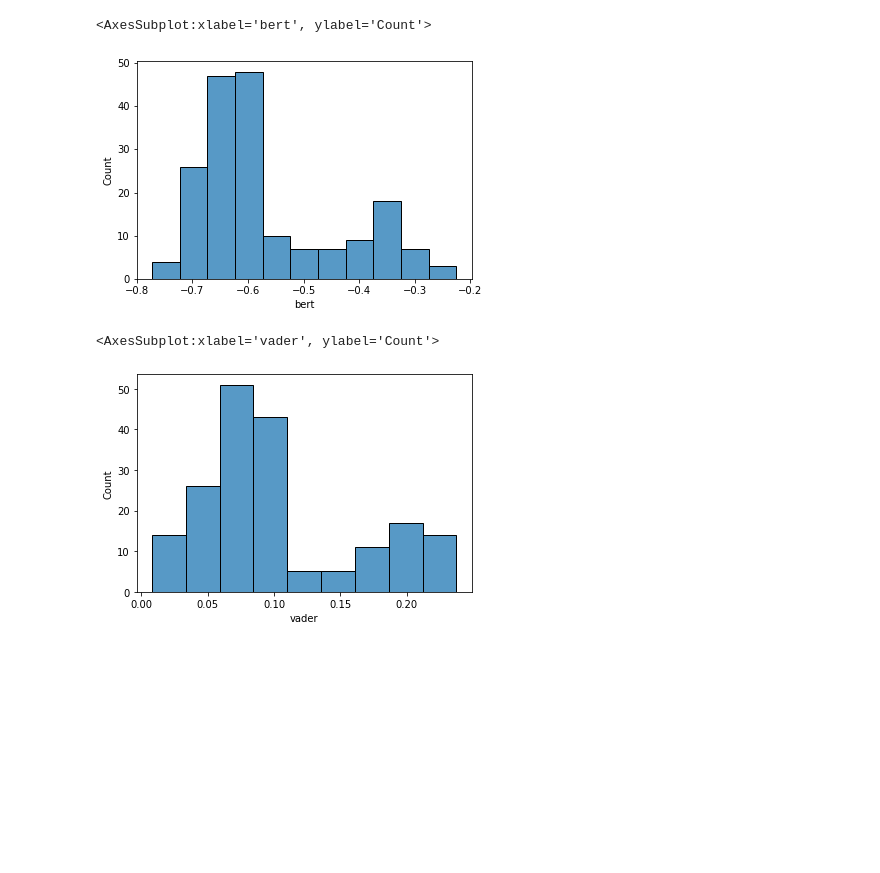
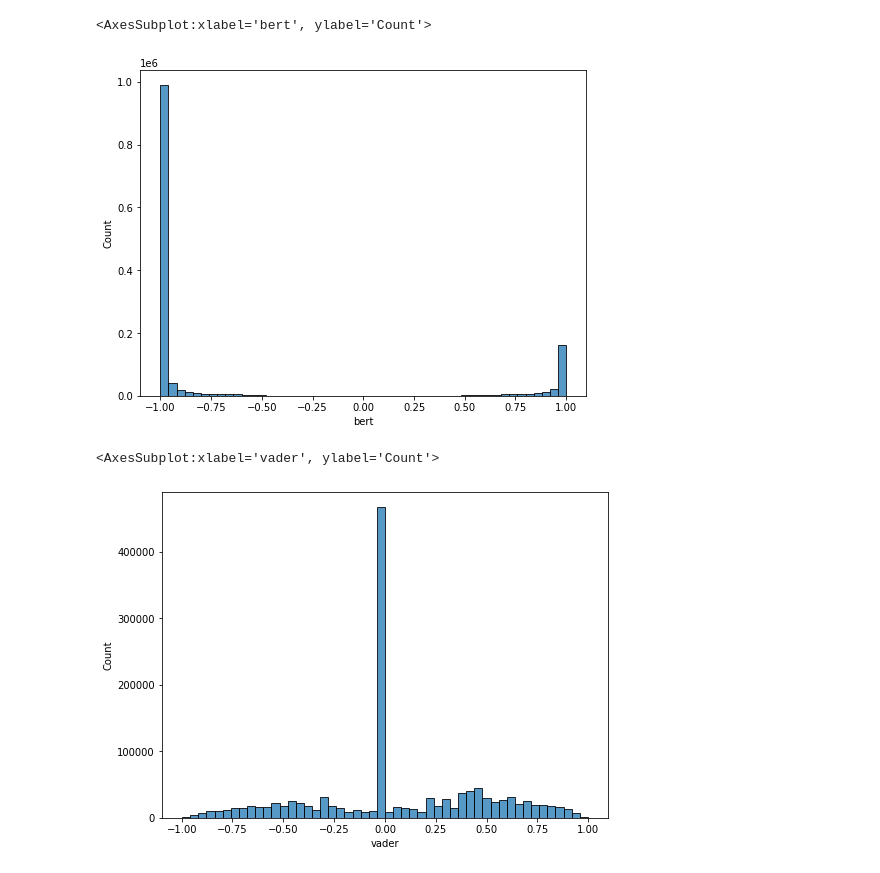
Before and after one commit to jzmujdzin/luna-nlp-paper, a Jupyter notebook: notebooks/plots.ipynb, the cells around one changed output. Cells and saved outputs as stored; diff of their text form; code cells hidden in the pictures; blank space fills up the shorter version.

Commit message:
ngrams research + plots

```diff
--- a/notebooks/plots.ipynb
+++ b/notebooks/plots.ipynb
@@ -7,13 +25,15 @@ df = pd.read_csv(r'E:\luna-nlp-paper\tools\luna_tweets_sentiment_all.csv')
 df['date'] = pd.to_datetime(df['date'])
 # %%
 df_grpd = df.groupby(by=pd.Grouper(key='date', freq='4H')).mean()
+# %%
+plt.rcParams["figure.figsize"] = (8,6)
 # %%
-sns.histplot(df_grpd.bert)
+sns.histplot(df.bert, bins=50)
 # %% [output]
 <AxesSubplot:xlabel='bert', ylabel='Count'>
-[figure, old version]
+[figure, new version]
 # %%
-sns.histplot(df_grpd.vader)
+sns.histplot(df.vader, bins=50)
 # %% [output]
 <AxesSubplot:xlabel='vader', ylabel='Count'>
-[figure, old version]
+[figure, new version]
```
Also changed, not shown: parts of 11 cells of this notebook, 1 other file.
